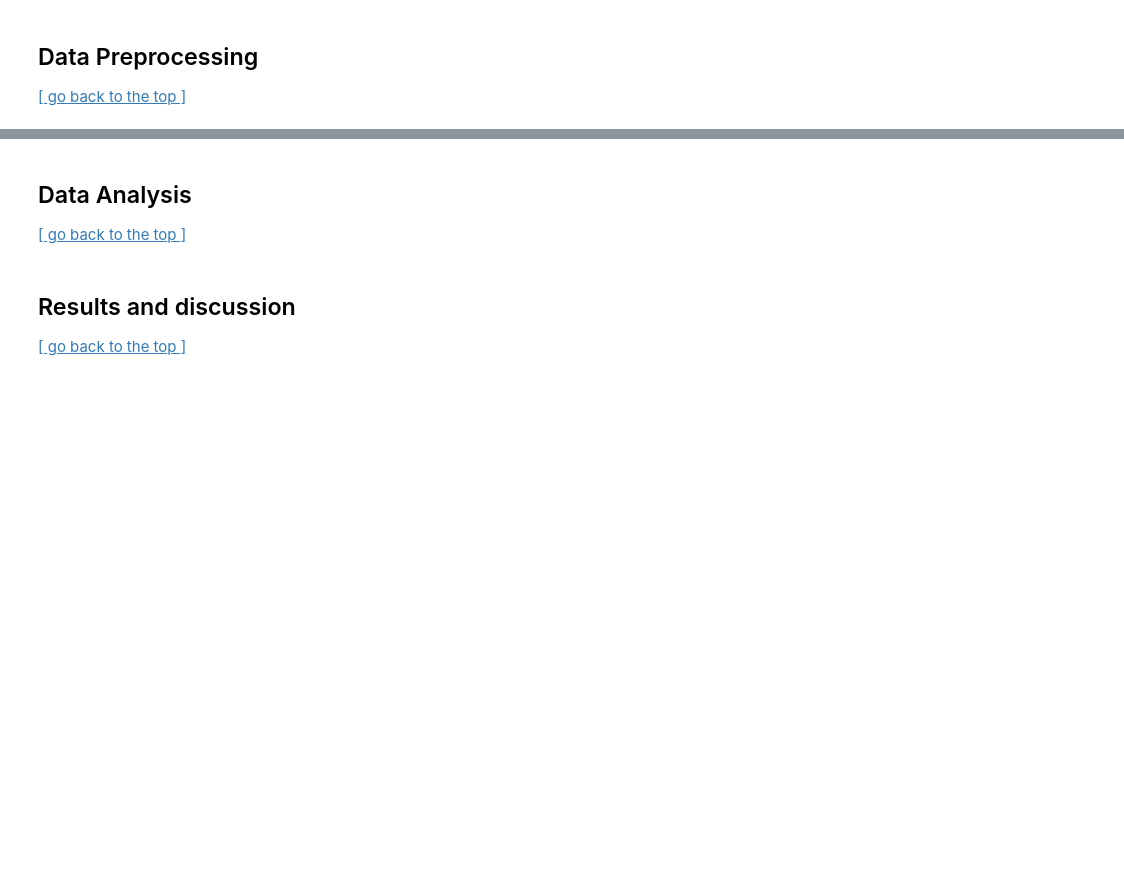
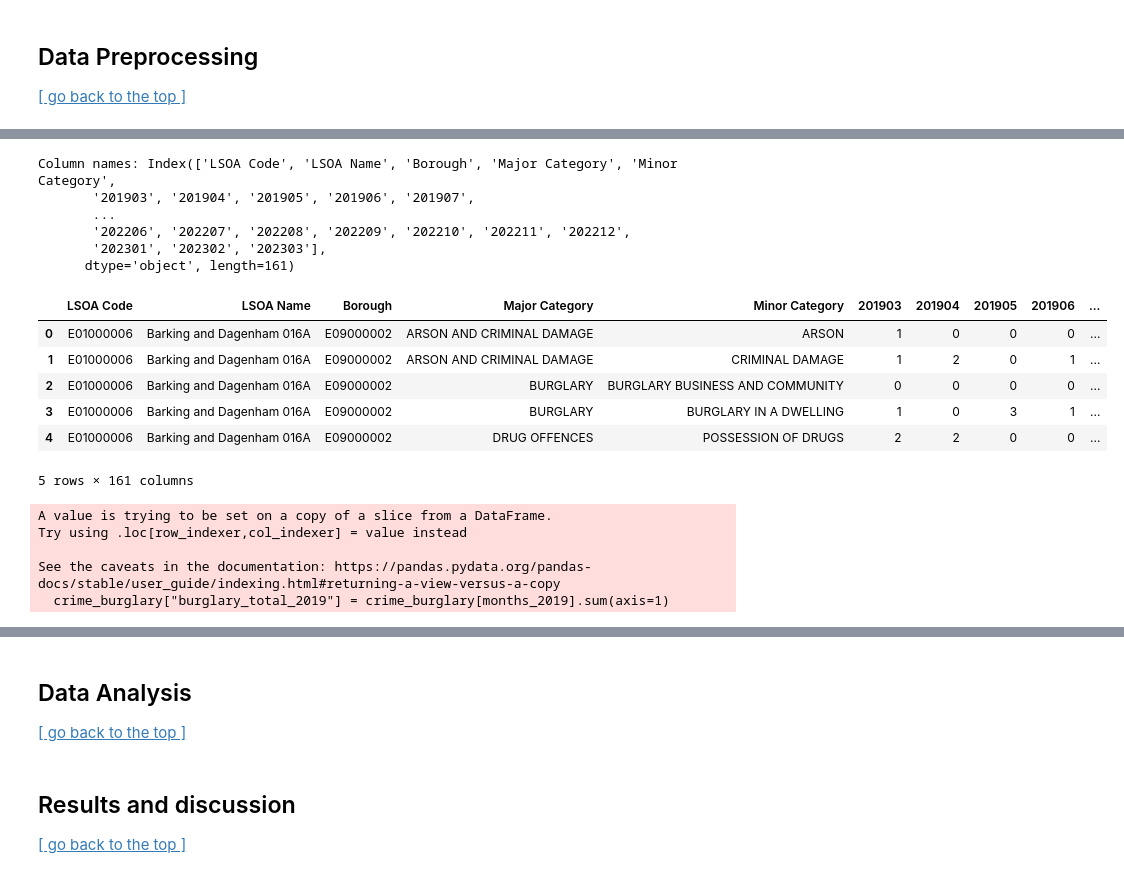
Before and after one commit to ixxiiris/CASA0006_assessment, a Jupyter notebook: Template_submission_CASA0006.ipynb, the cells around one changed output, grey strips where cells are left out. Drawn from its saved outputs; the diff is of its cells as text; code cells hidden in the pictures; blank space fills up the shorter version.

```diff
--- a/Template_submission_CASA0006.ipynb
+++ b/Template_submission_CASA0006.ipynb
@@ -91,0 +166,21 @@ A total of N（根据生成情况修改） grid cells are generated, covering al
+# %%
+# Load the historic MPS crime dataset
+crime_df = pd.read_csv("data/London_crime/MPS LSOA Level Crime (Historical).csv")
+
+# Display the first few rows and column names for structure verification
+print("Column names:", crime_df.columns)
+crime_df.head()
+# %% [output]
+Column names: Index(['LSOA Code', 'LSOA Name', 'Borough', 'Major Category', 'Minor Category',
+       '201903', '201904', '201905', '201906', '201907',
+       ...
+       '202206', '202207', '202208', '202209', '202210', '202211', '202212',
+       '202301', '202302', '202303'],
+      dtype='object', length=161)
+|  | LSOA Code | LSOA Name | Borough | Major Category | Minor Category | 201903 | 201904 | 201905 | 201906 | ... |
+| 0 | E01000006 | Barking and Dagenham 016A | E09000002 | ARSON AND CRIMINAL DAMAGE | ARSON | 1 | 0 | 0 | 0 | ... |
+| 1 | E01000006 | Barking and Dagenham 016A | E09000002 | ARSON AND CRIMINAL DAMAGE | CRIMINAL DAMAGE | 1 | 2 | 0 | 1 | ... |
+| 2 | E01000006 | Barking and Dagenham 016A | E09000002 | BURGLARY | BURGLARY BUSINESS AND COMMUNITY | 0 | 0 | 0 | 0 | ... |
+| 3 | E01000006 | Barking and Dagenham 016A | E09000002 | BURGLARY | BURGLARY IN A DWELLING | 1 | 0 | 3 | 1 | ... |
+| 4 | E01000006 | Barking and Dagenham 016A | E09000002 | DRUG OFFENCES | POSSESSION OF DRUGS | 2 | 2 | 0 | 0 | ... |
+5 rows × 161 columns
@@ -91,0 +196,15 @@ A total of N（根据生成情况修改） grid cells are generated, covering al
+# %%
+# Define list of column names corresponding to each month in 2019
+months_2019 = [f"2019{str(m).zfill(2)}" for m in range(1, 13)]
+
+# Ensure all required columns exist
+assert all(col in crime_burglary.columns for col in months_2019), "Some 2019 columns missing"
+
+# Sum across all 2019 months to obtain total burglary counts
+crime_burglary["burglary_total_2019"] = crime_burglary[months_2019].sum(axis=1)
+# %% [output]
+A value is trying to be set on a copy of a slice from a DataFrame.
+Try using .loc[row_indexer,col_indexer] = value instead
+
+See the caveats in the documentation: https://pandas.pydata.org/pandas-docs/stable/user_guide/indexing.html#returning-a-view-versus-a-copy
+  crime_burglary["burglary_total_2019"] = crime_burglary[months_2019].sum(axis=1)
```
Also changed, not shown: parts of 27 cells of this notebook, 22 other files.
